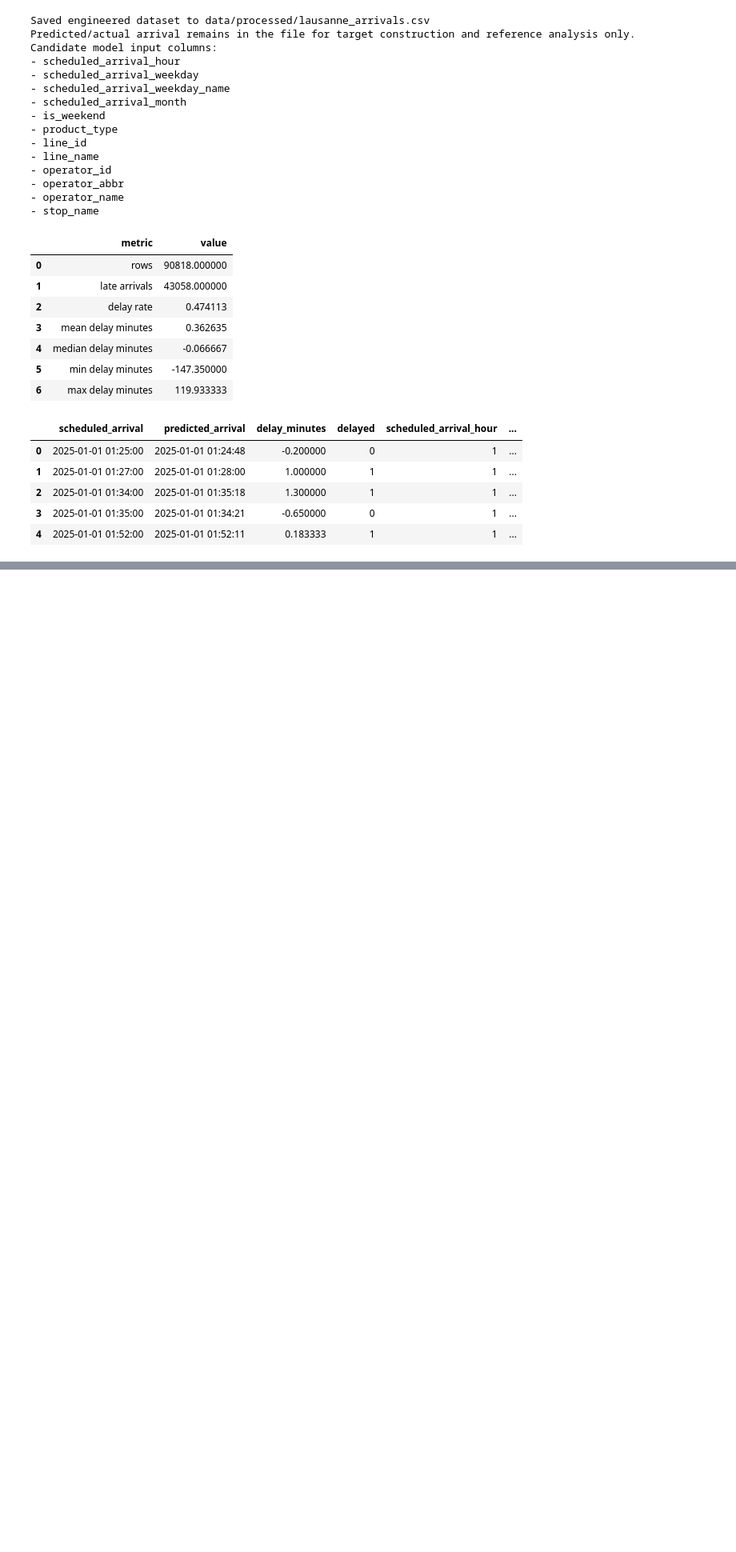
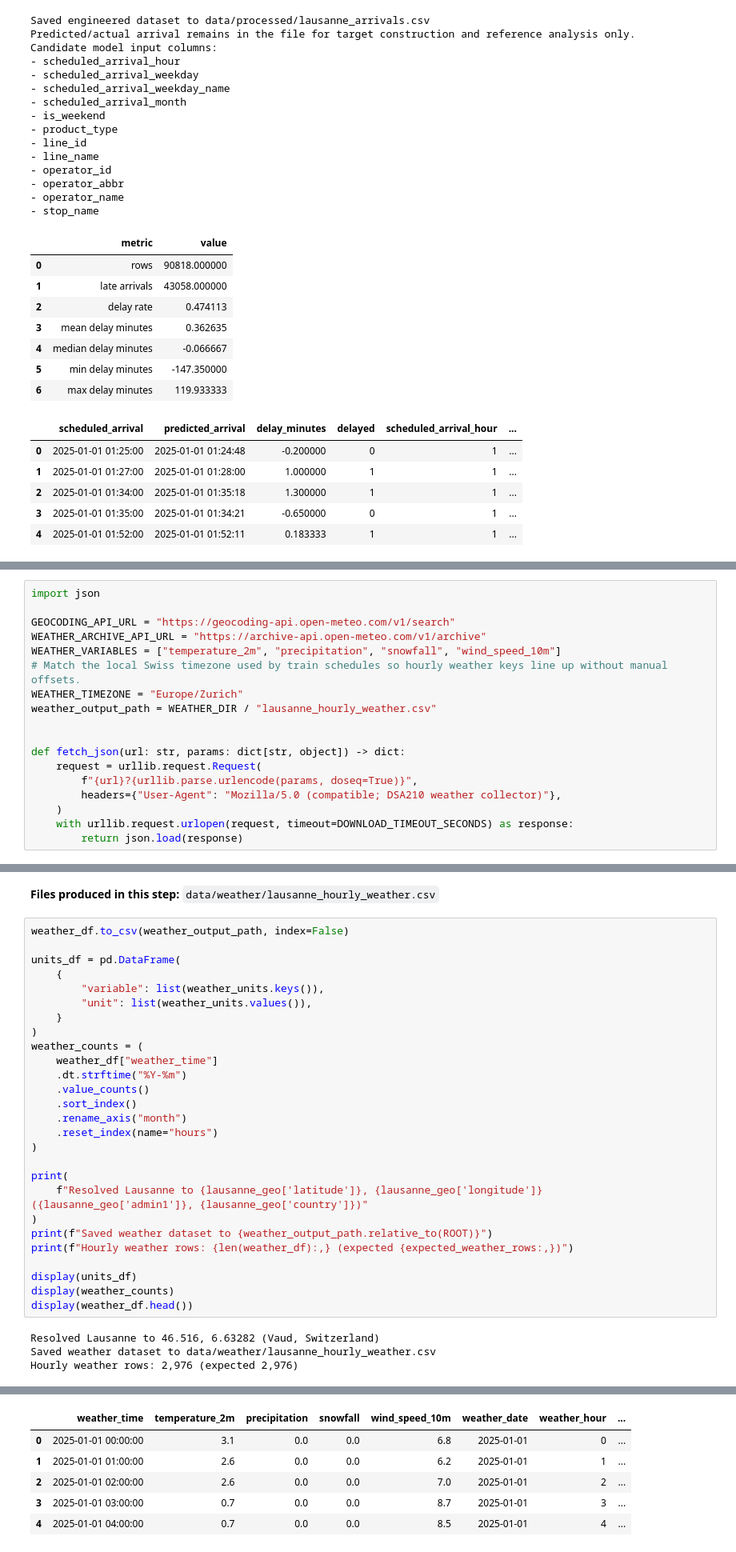
Before and after one commit to berenaydogan/DSA210-Project, a Jupyter notebook: notebooks/data_collection.ipynb, the cells around one changed output, grey strips where cells are left out. Shown at 80% size. Drawn from its saved outputs; the diff is of its cells as text; blank space fills up the shorter version.

Commit message:
feat: add hourly weather data collection for Lausanne

```diff
--- a/notebooks/data_collection.ipynb
+++ b/notebooks/data_collection.ipynb
@@ -892,0 +897,18 @@ Candidate model input columns:
+# %%
+import json
+
+GEOCODING_API_URL = "https://geocoding-api.open-meteo.com/v1/search"
+WEATHER_ARCHIVE_API_URL = "https://archive-api.open-meteo.com/v1/archive"
+WEATHER_VARIABLES = ["temperature_2m", "precipitation", "snowfall", "wind_speed_10m"]
+# Match the local Swiss timezone used by train schedules so hourly weather keys line up without manual offsets.
+WEATHER_TIMEZONE = "Europe/Zurich"
+weather_output_path = WEATHER_DIR / "lausanne_hourly_weather.csv"
+
+
+def fetch_json(url: str, params: dict[str, object]) -> dict:
+    request = urllib.request.Request(
+        f"{url}?{urllib.parse.urlencode(params, doseq=True)}",
+        headers={"User-Agent": "Mozilla/5.0 (compatible; DSA210 weather collector)"},
+    )
+    with urllib.request.urlopen(request, timeout=DOWNLOAD_TIMEOUT_SECONDS) as response:
+        return json.load(response)
@@ -892,0 +991,33 @@ Candidate model input columns:
+# %% [markdown]
+**Files produced in this step:** `data/weather/lausanne_hourly_weather.csv`
+# %%
+weather_df.to_csv(weather_output_path, index=False)
+
+units_df = pd.DataFrame(
+    {
+        "variable": list(weather_units.keys()),
+        "unit": list(weather_units.values()),
+    }
+)
+weather_counts = (
+    weather_df["weather_time"]
+    .dt.strftime("%Y-%m")
+    .value_counts()
+    .sort_index()
+    .rename_axis("month")
+    .reset_index(name="hours")
+)
+
+print(
+    f"Resolved Lausanne to {lausanne_geo['latitude']}, {lausanne_geo['longitude']} ({lausanne_geo['admin1']}, {lausanne_geo['country']})"
+)
+print(f"Saved weather dataset to {weather_output_path.relative_to(ROOT)}")
+print(f"Hourly weather rows: {len(weather_df):,} (expected {expected_weather_rows:,})")
+
+display(units_df)
+display(weather_counts)
+display(weather_df.head())
+# %% [output]
+Resolved Lausanne to 46.516, 6.63282 (Vaud, Switzerland)
+Saved weather dataset to data/weather/lausanne_hourly_weather.csv
+Hourly weather rows: 2,976 (expected 2,976)
@@ -892,0 +1036,6 @@ Candidate model input columns:
+|  | weather_time | temperature_2m | precipitation | snowfall | wind_speed_10m | weather_date | weather_hour | ... |
+| 0 | 2025-01-01 00:00:00 | 3.1 | 0.0 | 0.0 | 6.8 | 2025-01-01 | 0 | ... |
+| 1 | 2025-01-01 01:00:00 | 2.6 | 0.0 | 0.0 | 6.2 | 2025-01-01 | 1 | ... |
+| 2 | 2025-01-01 02:00:00 | 2.6 | 0.0 | 0.0 | 7.0 | 2025-01-01 | 2 | ... |
+| 3 | 2025-01-01 03:00:00 | 0.7 | 0.0 | 0.0 | 8.7 | 2025-01-01 | 3 | ... |
+| 4 | 2025-01-01 04:00:00 | 0.7 | 0.0 | 0.0 | 8.5 | 2025-01-01 | 4 | ... |
```
Also changed, not shown: parts of 4 cells of this notebook, 1 other file.
